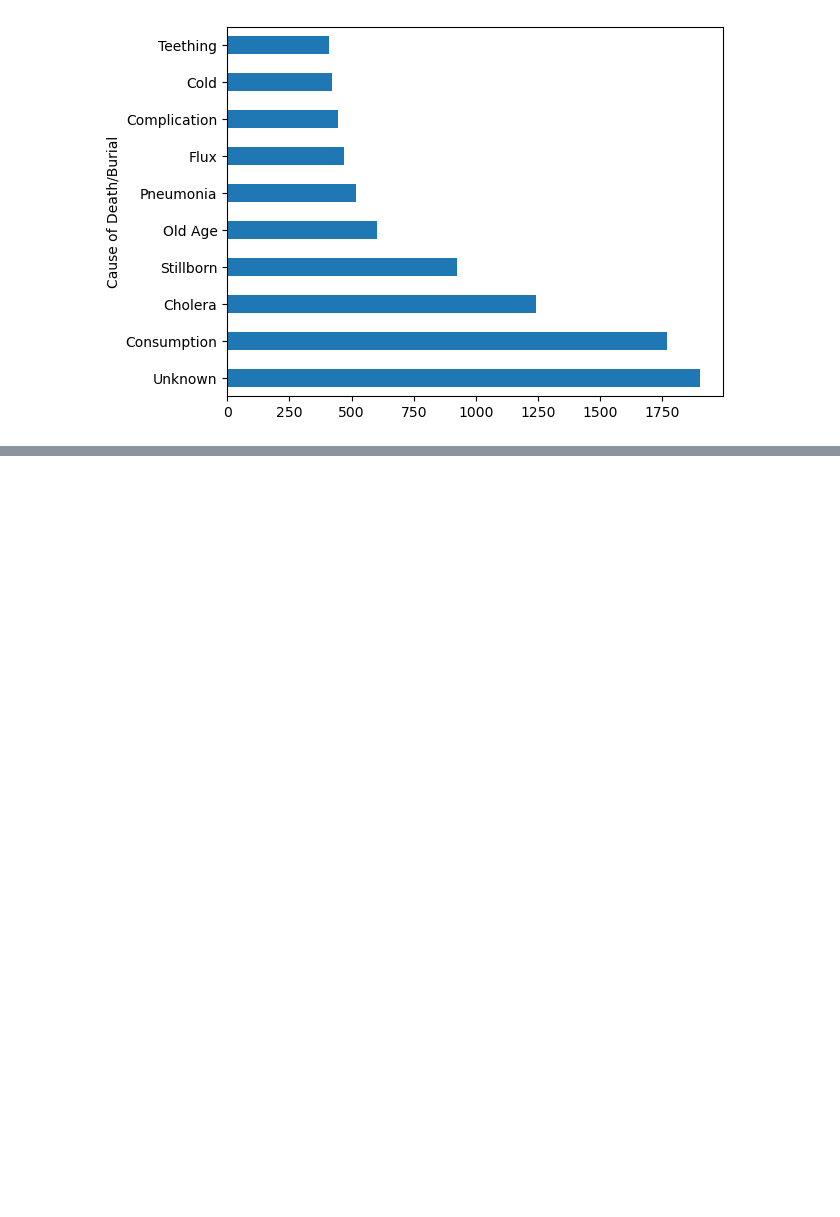
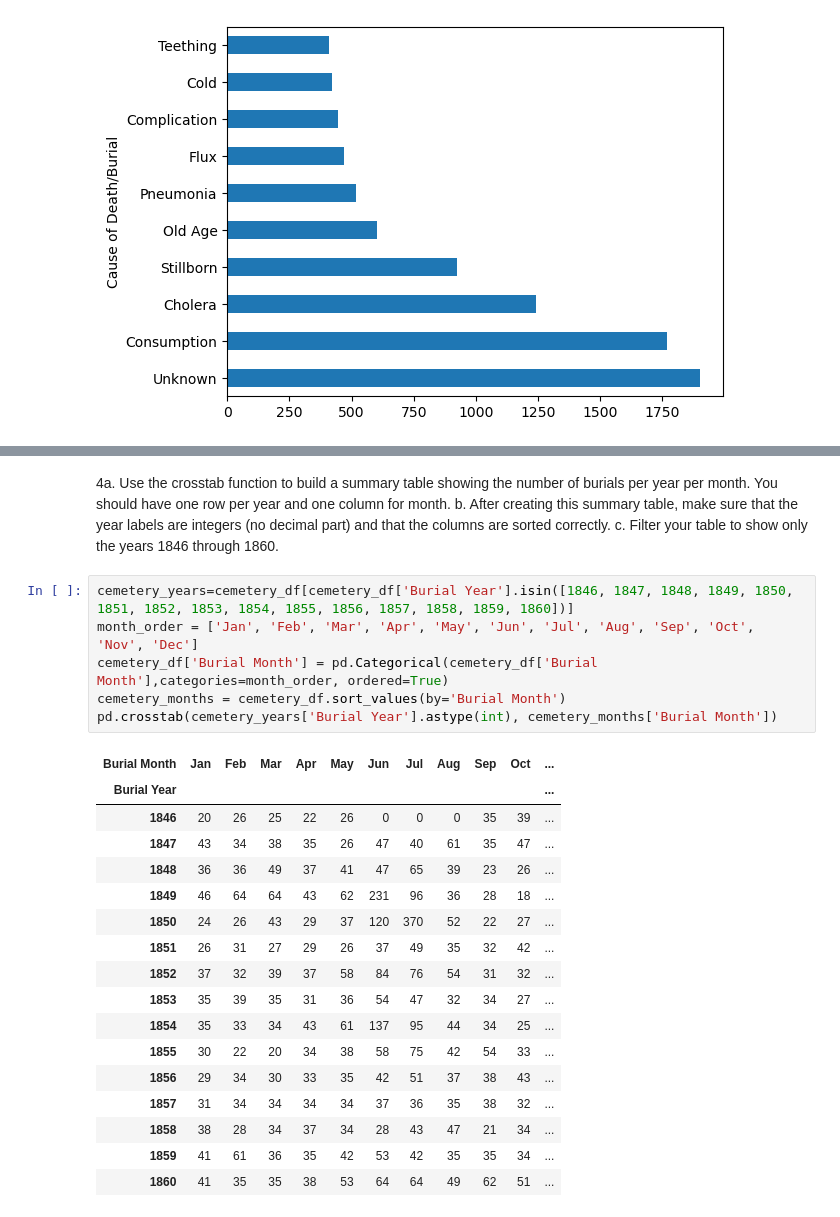
Before and after one commit to NSS-Data-Analytics-Cohort-10/advanced-pandas-antoinette-anderson, a Jupyter notebook: notebook/Nashville_City_Cemetery .ipynb, the cells around one changed output, grey strips where cells are left out. Drawn from its saved outputs; the diff is of its cells as text; blank space fills up the shorter version.

```diff
--- a/notebook/Nashville_City_Cemetery .ipynb
+++ b/notebook/Nashville_City_Cemetery .ipynb
@@ -164,0 +150,28 @@ ValueError: Length of values (12) does not match length of index (19745)
+# %% [markdown]
+4a. Use the crosstab function to build a summary table showing the number of burials per year per month. You should have one row per year and one column for month.
+b. After creating this summary table, make sure that the year labels are integers (no decimal part) and that the columns are sorted correctly.
+c. Filter your table to show only the years 1846 through 1860.
+# %%
+cemetery_years=cemetery_df[cemetery_df['Burial Year'].isin([1846, 1847, 1848, 1849, 1850, 1851, 1852, 1853, 1854, 1855, 1856, 1857, 1858, 1859, 1860])]
+month_order = ['Jan', 'Feb', 'Mar', 'Apr', 'May', 'Jun', 'Jul', 'Aug', 'Sep', 'Oct', 'Nov', 'Dec']
+cemetery_df['Burial Month'] = pd.Categorical(cemetery_df['Burial Month'],categories=month_order, ordered=True)
+cemetery_months = cemetery_df.sort_values(by='Burial Month')
+pd.crosstab(cemetery_years['Burial Year'].astype(int), cemetery_months['Burial Month'])
+# %% [output]
+| Burial Month | Jan | Feb | Mar | Apr | May | Jun | Jul | Aug | Sep | Oct | ... |
+| Burial Year |  |  |  |  |  |  |  |  |  |  | ... |
+| 1846 | 20 | 26 | 25 | 22 | 26 | 0 | 0 | 0 | 35 | 39 | ... |
+| 1847 | 43 | 34 | 38 | 35 | 26 | 47 | 40 | 61 | 35 | 47 | ... |
+| 1848 | 36 | 36 | 49 | 37 | 41 | 47 | 65 | 39 | 23 | 26 | ... |
+| 1849 | 46 | 64 | 64 | 43 | 62 | 231 | 96 | 36 | 28 | 18 | ... |
+| 1850 | 24 | 26 | 43 | 29 | 37 | 120 | 370 | 52 | 22 | 27 | ... |
+| 1851 | 26 | 31 | 27 | 29 | 26 | 37 | 49 | 35 | 32 | 42 | ... |
+| 1852 | 37 | 32 | 39 | 37 | 58 | 84 | 76 | 54 | 31 | 32 | ... |
+| 1853 | 35 | 39 | 35 | 31 | 36 | 54 | 47 | 32 | 34 | 27 | ... |
+| 1854 | 35 | 33 | 34 | 43 | 61 | 137 | 95 | 44 | 34 | 25 | ... |
+| 1855 | 30 | 22 | 20 | 34 | 38 | 58 | 75 | 42 | 54 | 33 | ... |
+| 1856 | 29 | 34 | 30 | 33 | 35 | 42 | 51 | 37 | 38 | 43 | ... |
+| 1857 | 31 | 34 | 34 | 34 | 34 | 37 | 36 | 35 | 38 | 32 | ... |
+| 1858 | 38 | 28 | 34 | 37 | 34 | 28 | 43 | 47 | 21 | 34 | ... |
+| 1859 | 41 | 61 | 36 | 35 | 42 | 53 | 42 | 35 | 35 | 34 | ... |
+| 1860 | 41 | 35 | 35 | 38 | 53 | 64 | 64 | 49 | 62 | 51 | ... |
```
Also changed, not shown: parts of 9 cells of this notebook.
